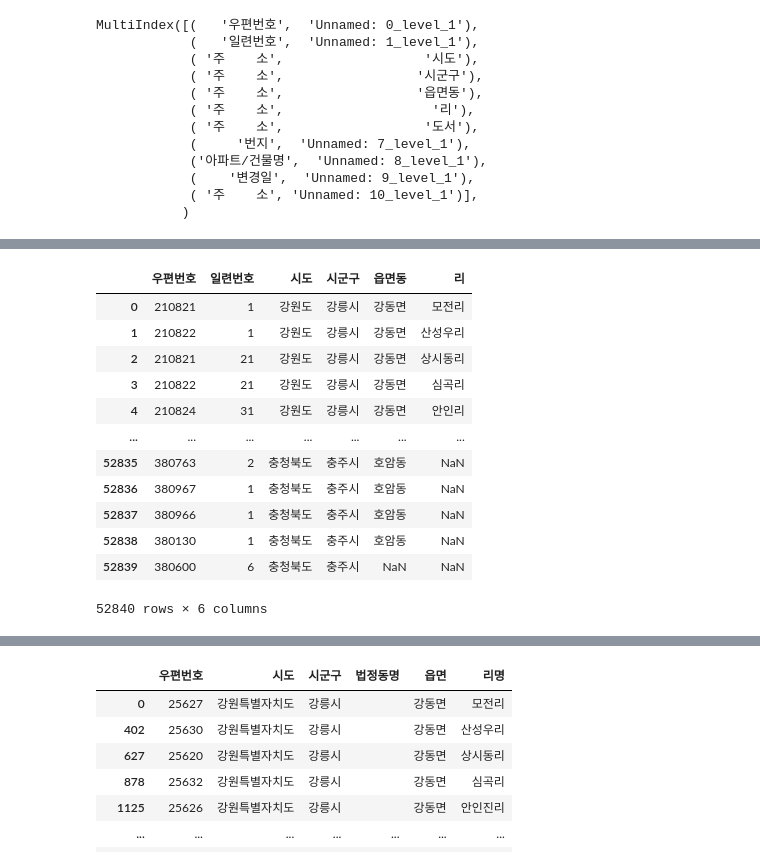
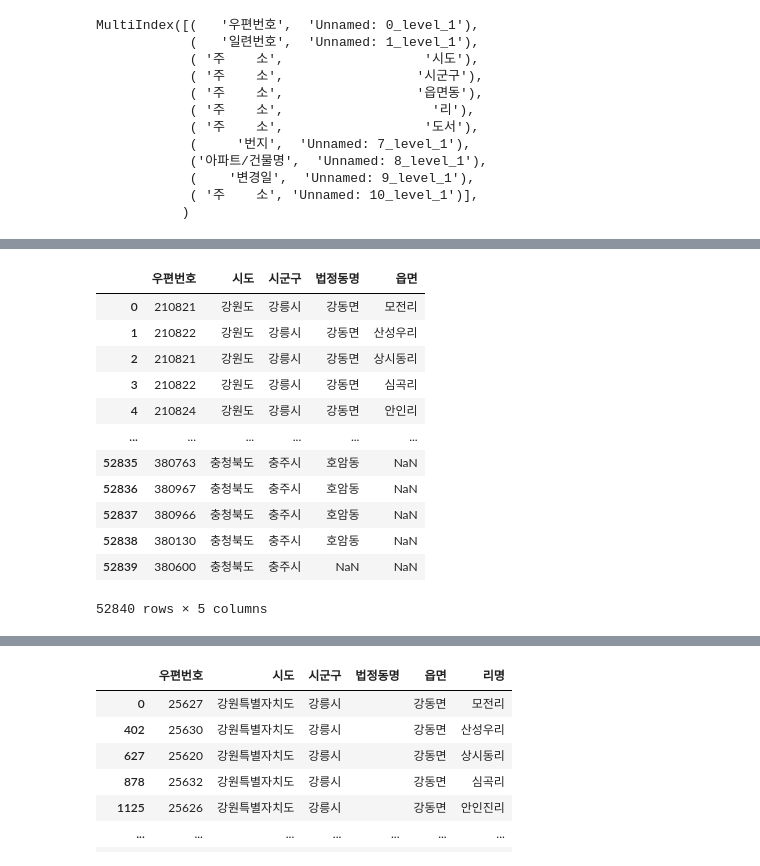
Before and after one commit to Minseos/-, a Jupyter notebook: 06_machine_learning/project2/회귀분석으로_집값예측하기_ver2.ipynb, the cells around one changed output, grey strips where cells are left out. Drawn from its saved outputs; the diff is of its cells as text; code cells hidden in the pictures.

```diff
--- a/06_machine_learning/project2/회귀분석으로_집값예측하기_ver2.ipynb
+++ b/06_machine_learning/project2/회귀분석으로_집값예측하기_ver2.ipynb
@@ -349,8 +356,8 @@ MultiIndex([(   '우편번호',  'Unnamed: 0_level_1'),
 # %%
 # 멀티인덱스
 old_address_df = old_address_df[[(   '우편번호',  'Unnamed: 0_level_1'),
-            (   '일련번호',  'Unnamed: 1_level_1'),
             ( '주    소',                  '시도'),
             ( '주    소',                 '시군구'),
             ( '주    소',                 '읍면동'),
             ( '주    소',                   '리')]]
+old_address_df.head()
@@ -357,18 +372,18 @@ old_address_df = old_address_df[[(   '우편번호',  'Unnamed: 0_level_1'),
 # %%
-old_address_df.columns = ['우편번호', '일련번호', '시도', '시군구', '읍면동', '리']
+old_address_df.columns = ['우편번호', '시도', '시군구', '법정동명', '읍면']
 old_address_df
 # %% [output]
-|  | 우편번호 | 일련번호 | 시도 | 시군구 | 읍면동 | 리 |
-| 0 | 210821 | 1 | 강원도 | 강릉시 | 강동면 | 모전리 |
-| 1 | 210822 | 1 | 강원도 | 강릉시 | 강동면 | 산성우리 |
-| 2 | 210821 | 21 | 강원도 | 강릉시 | 강동면 | 상시동리 |
-| 3 | 210822 | 21 | 강원도 | 강릉시 | 강동면 | 심곡리 |
-| 4 | 210824 | 31 | 강원도 | 강릉시 | 강동면 | 안인리 |
-| ... | ... | ... | ... | ... | ... | ... |
-| 52835 | 380763 | 2 | 충청북도 | 충주시 | 호암동 | NaN |
-| 52836 | 380967 | 1 | 충청북도 | 충주시 | 호암동 | NaN |
-| 52837 | 380966 | 1 | 충청북도 | 충주시 | 호암동 | NaN |
-| 52838 | 380130 | 1 | 충청북도 | 충주시 | 호암동 | NaN |
-| 52839 | 380600 | 6 | 충청북도 | 충주시 | NaN | NaN |
+|  | 우편번호 | 시도 | 시군구 | 법정동명 | 읍면 |
+| 0 | 210821 | 강원도 | 강릉시 | 강동면 | 모전리 |
+| 1 | 210822 | 강원도 | 강릉시 | 강동면 | 산성우리 |
+| 2 | 210821 | 강원도 | 강릉시 | 강동면 | 상시동리 |
+| 3 | 210822 | 강원도 | 강릉시 | 강동면 | 심곡리 |
+| 4 | 210824 | 강원도 | 강릉시 | 강동면 | 안인리 |
+| ... | ... | ... | ... | ... | ... |
+| 52835 | 380763 | 충청북도 | 충주시 | 호암동 | NaN |
+| 52836 | 380967 | 충청북도 | 충주시 | 호암동 | NaN |
+| 52837 | 380966 | 충청북도 | 충주시 | 호암동 | NaN |
+| 52838 | 380130 | 충청북도 | 충주시 | 호암동 | NaN |
+| 52839 | 380600 | 충청북도 | 충주시 | NaN | NaN |
-52840 rows × 6 columns
+52840 rows × 5 columns
 # %%
```
Also changed, not shown: parts of 24 cells of this notebook, 4 other files.
